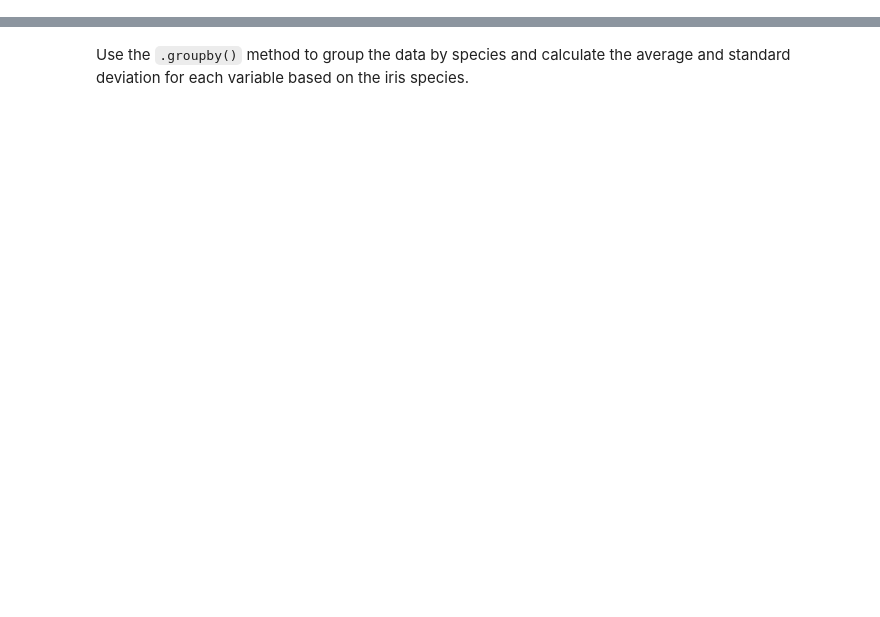
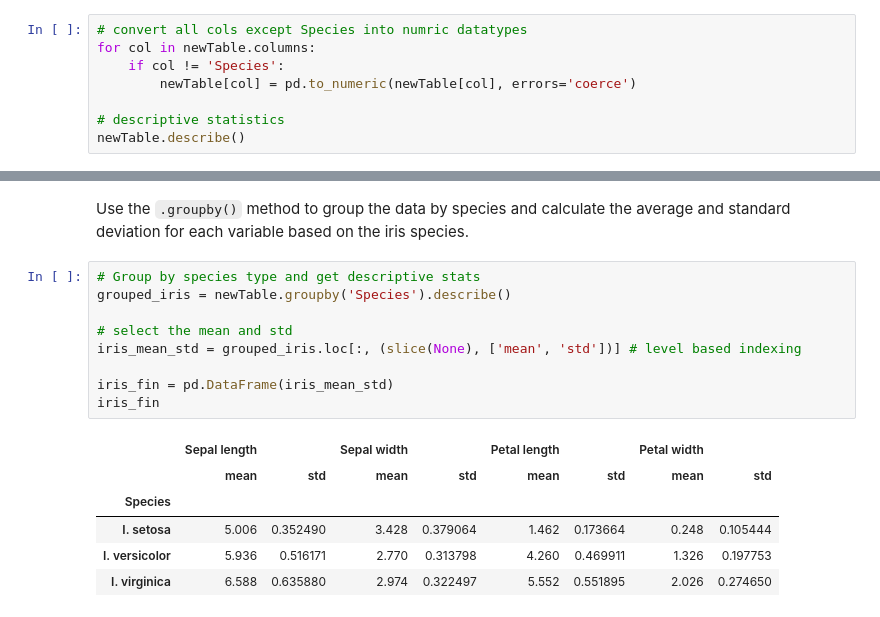
Before and after one commit to zachhco/ZachCo_BIO174HW, a Jupyter notebook: Homework_06/Homework_06.ipynb, the cells around one changed output, grey strips where cells are left out. Drawn from its saved outputs; the diff is of its cells as text; blank space fills up the shorter version.

```diff
--- a/Homework_06/Homework_06.ipynb
+++ b/Homework_06/Homework_06.ipynb
@@ -12,3 +73,11 @@ Download the dataset from the table in the wikipedia page using beatifulsoup or
 Your dataframe might have string values in the columns, if so, you need to convert each of the columns that should contain numbers to numeric values (Check the function `pd.to_numeric`).
 
 After converting the columns to numeric use the `desribe()` method to  calculate the average and standard deviation for each variable.
+# %%
+# convert all cols except Species into numric datatypes
+for col in newTable.columns:
+    if col != 'Species':
+        newTable[col] = pd.to_numeric(newTable[col], errors='coerce')
+
+# descriptive statistics
+newTable.describe()
@@ -15,5 +94,21 @@ After converting the columns to numeric use the `desribe()` method to  calculate
 # %% [markdown]
 Use the `.groupby()` method to group the data by species and calculate the average and standard deviation for each variable based on the iris species.
+# %%
+# Group by species type and get descriptive stats
+grouped_iris = newTable.groupby('Species').describe()
+
+# select the mean and std
+iris_mean_std = grouped_iris.loc[:, (slice(None), ['mean', 'std'])] # level based indexing
+
+iris_fin = pd.DataFrame(iris_mean_std)
+iris_fin
+# %% [output]
+|  | Sepal length |  | Sepal width |  | Petal length |  | Petal width |  |
+|  | mean | std | mean | std | mean | std | mean | std |
+| Species |  |  |  |  |  |  |  |  |
+| I. setosa | 5.006 | 0.352490 | 3.428 | 0.379064 | 1.462 | 0.173664 | 0.248 | 0.105444 |
+| I. versicolor | 5.936 | 0.516171 | 2.770 | 0.313798 | 4.260 | 0.469911 | 1.326 | 0.197753 |
+| I. virginica | 6.588 | 0.635880 | 2.974 | 0.322497 | 5.552 | 0.551895 | 2.026 | 0.274650 |
 # %% [markdown]
 Make scatter plot showing the covariance of the variables. Check plotly's `create_scatterplotmatrix` function from the `figure_factory`. Your graph should look like this:
 
```
Also changed, not shown: parts of 4 cells of this notebook, 3 other files.
